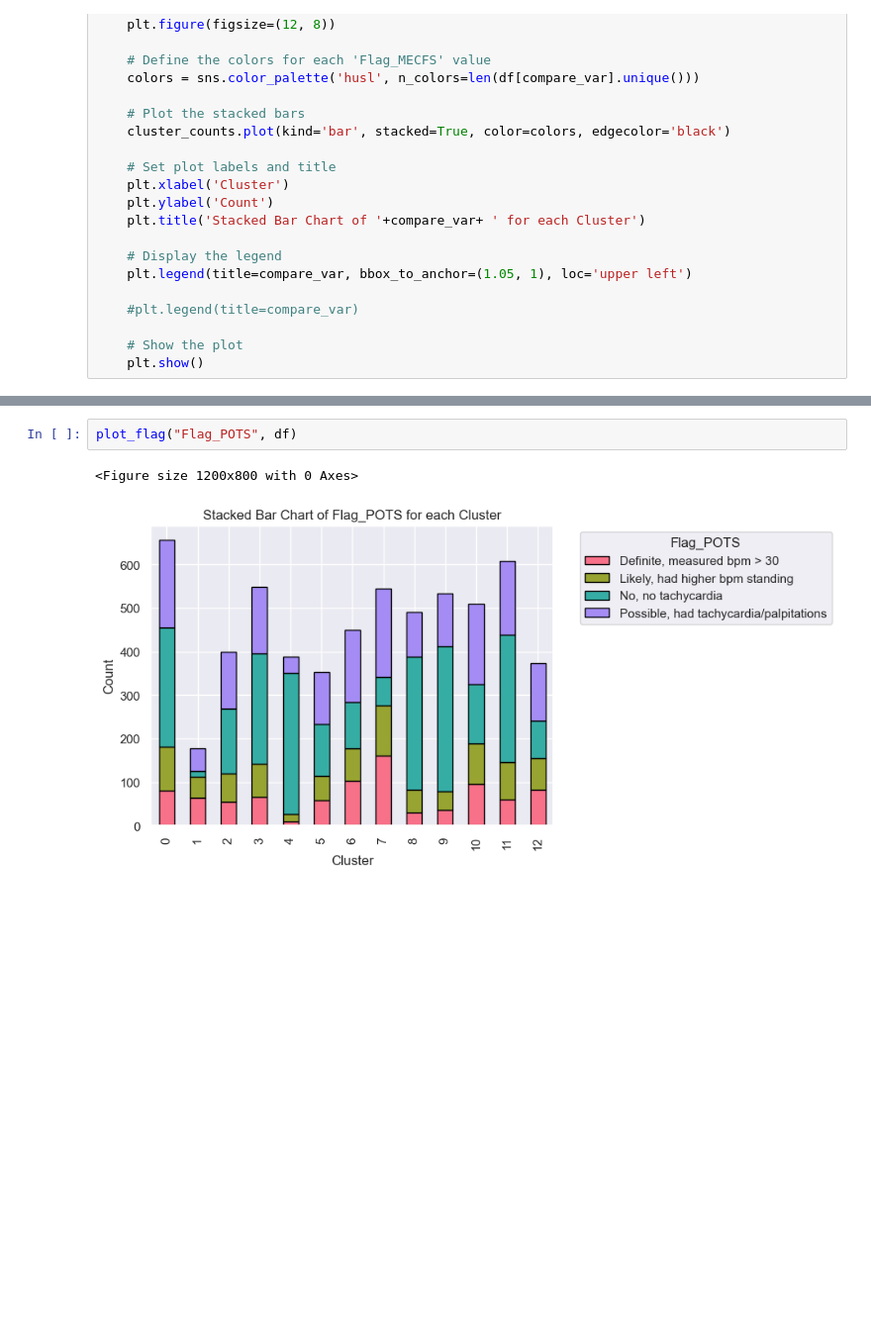
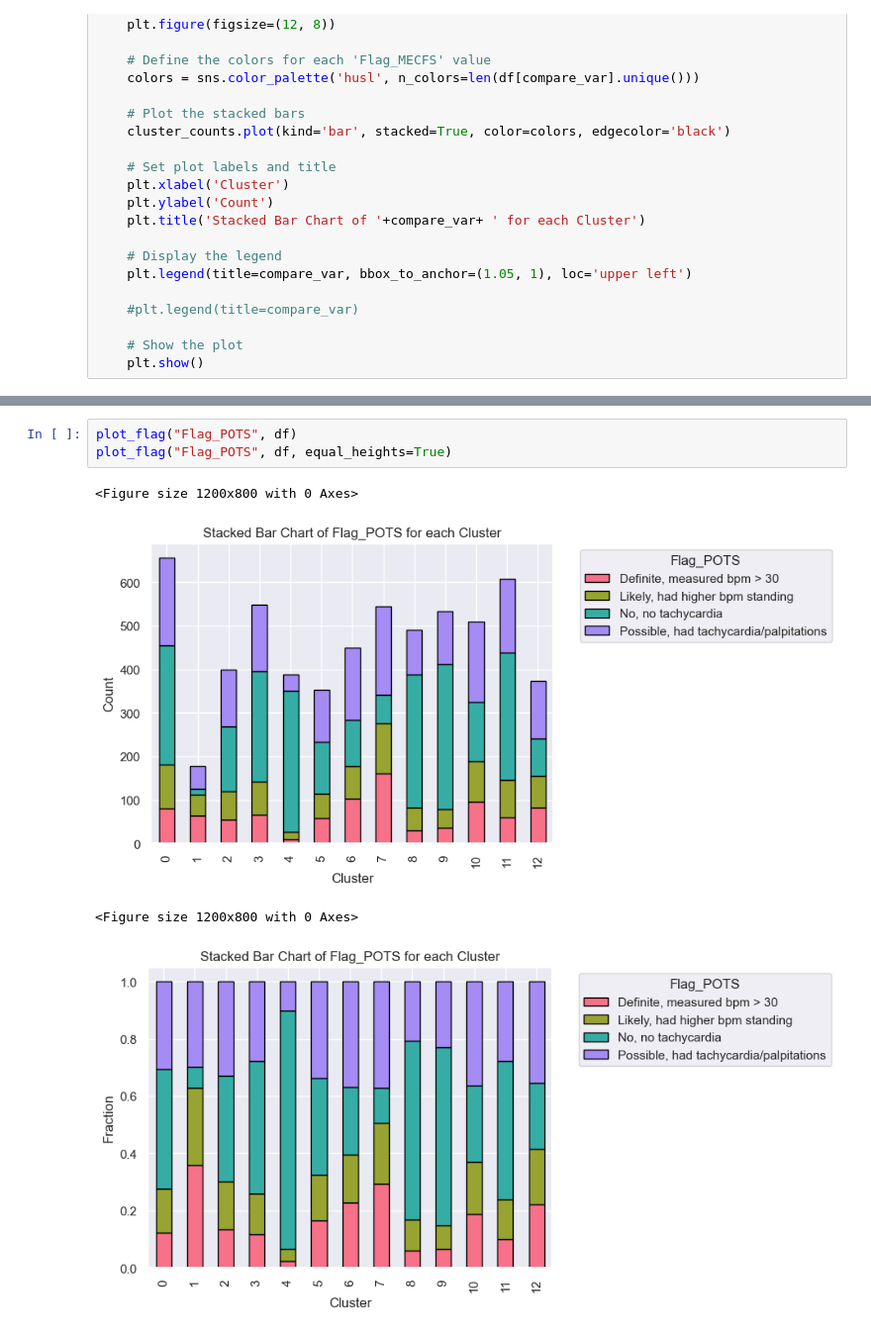
Before and after one commit to leothesouthafrican/PLR, a Jupyter notebook: Tessa/stepmix-analyze-112923.ipynb, the cells around one changed output, grey strips where cells are left out. Shown at 99% size. Saved outputs shown, nothing was run; the diff lists cells and outputs as text; blank space fills up the shorter version.

```diff
--- a/Tessa/stepmix-analyze-112923.ipynb
+++ b/Tessa/stepmix-analyze-112923.ipynb
@@ -90,5 +131,8 @@ plot_flag("Flag_MECFS", df, cluscol="cluster_ambig")
 # %%
 plot_flag("Flag_POTS", df)
+plot_flag("Flag_POTS", df, equal_heights=True)
 # %% [output]
 <Figure size 1200x800 with 0 Axes>
 [figure]
+<Figure size 1200x800 with 0 Axes>
+[figure, added]
```
Also changed, not shown: parts of 34 cells of this notebook.
